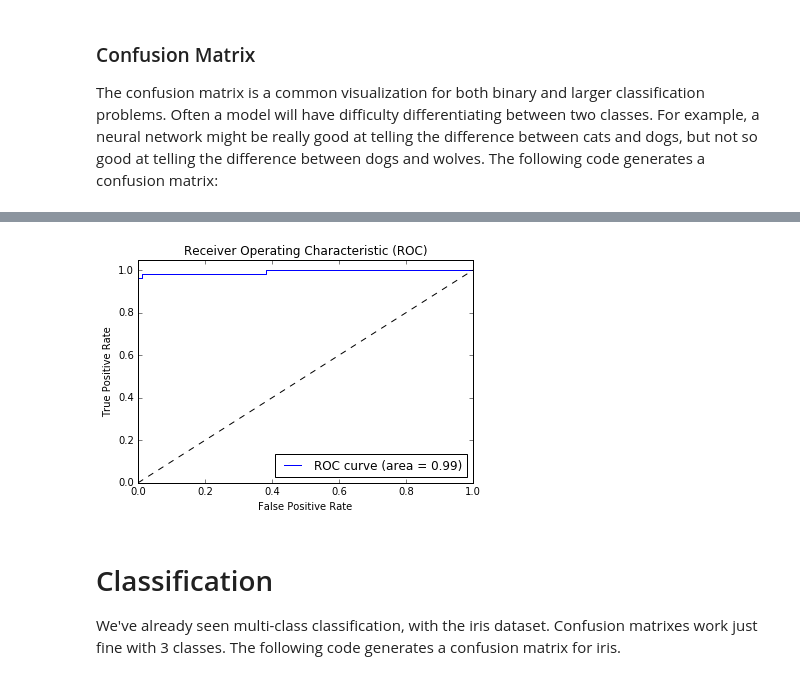
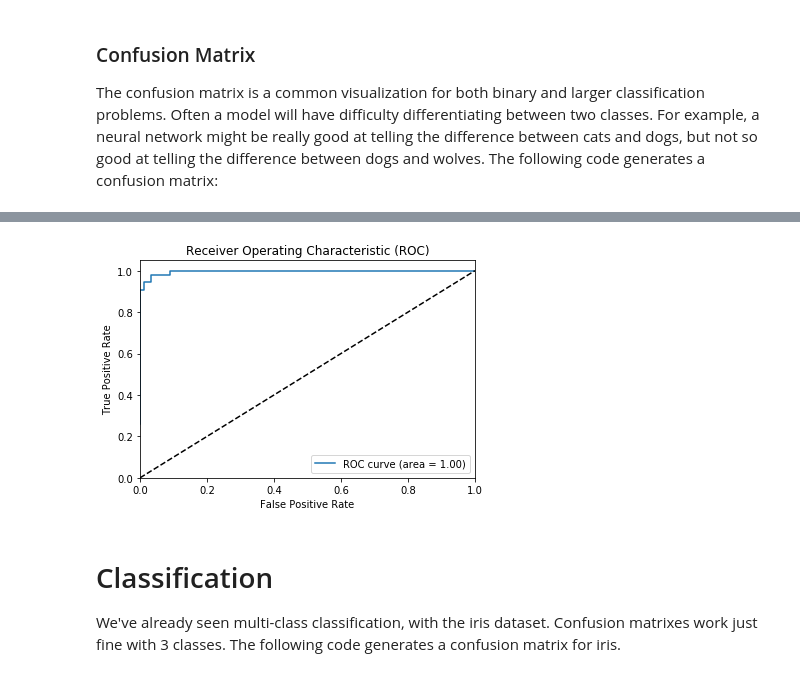
Before and after one commit to jeffheaton/t81_558_deep_learning, a Jupyter notebook: t81_558_class4_class_reg.ipynb, the cells around one changed output, grey strips where cells are left out. Saved outputs shown, nothing was run; the diff lists cells and outputs as text; code cells hidden in the pictures.

```diff
--- a/t81_558_class4_class_reg.ipynb
+++ b/t81_558_class4_class_reg.ipynb
@@ -141,7 +155,7 @@ def plot_confusion_matrix(cm, names, title='Confusion matrix', cmap=plt.cm.Blues
 
 # Plot an ROC. pred - the predictions, y - the expected output.
 def plot_roc(pred,y):
-    fpr, tpr, _ = roc_curve(y_test, pred)
+    fpr, tpr, _ = roc_curve(y, pred)
     roc_auc = auc(fpr, tpr)
 
     plt.figure()
@@ -326,11 +298,11 @@ The following shows a more sensitive cutoff:
 
 The following code shows an ROC chart for the breast cancer neural network.  The area under the curve (AUC) is also an important measure.  The larger the AUC, the better.
 # %%
-pred = np.array(list(classifier.predict_proba(x_test, as_iterable=True)))
+pred = model.predict(x_test)
 pred = pred[:,1] # Only positive cases
-plot_roc(pred,y_test)
+plot_roc(pred,y_compare)
 # %% [output]
-[figure, old version]
+[figure, new version]
 # %% [markdown]
 # Classification
 
```
Also changed, not shown: parts of 6 cells of this notebook, 7 other files.
